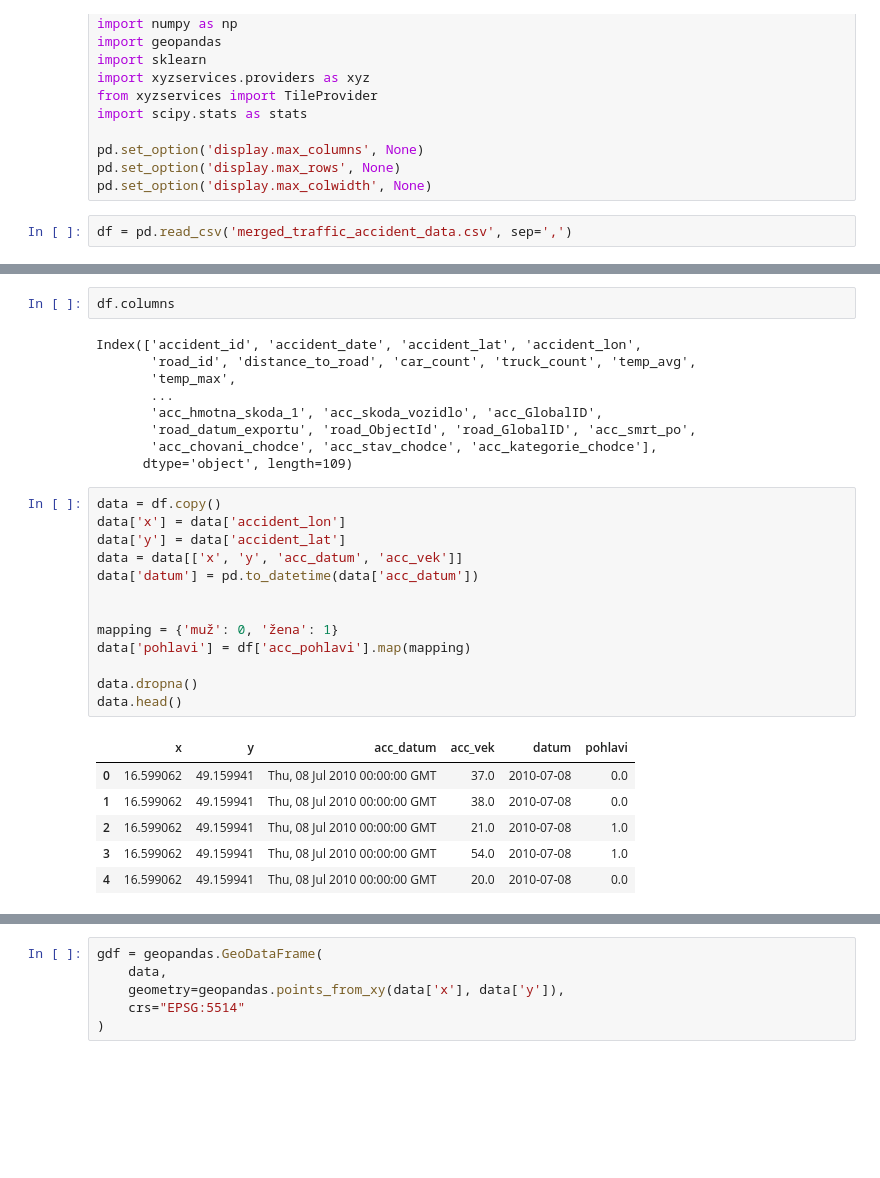
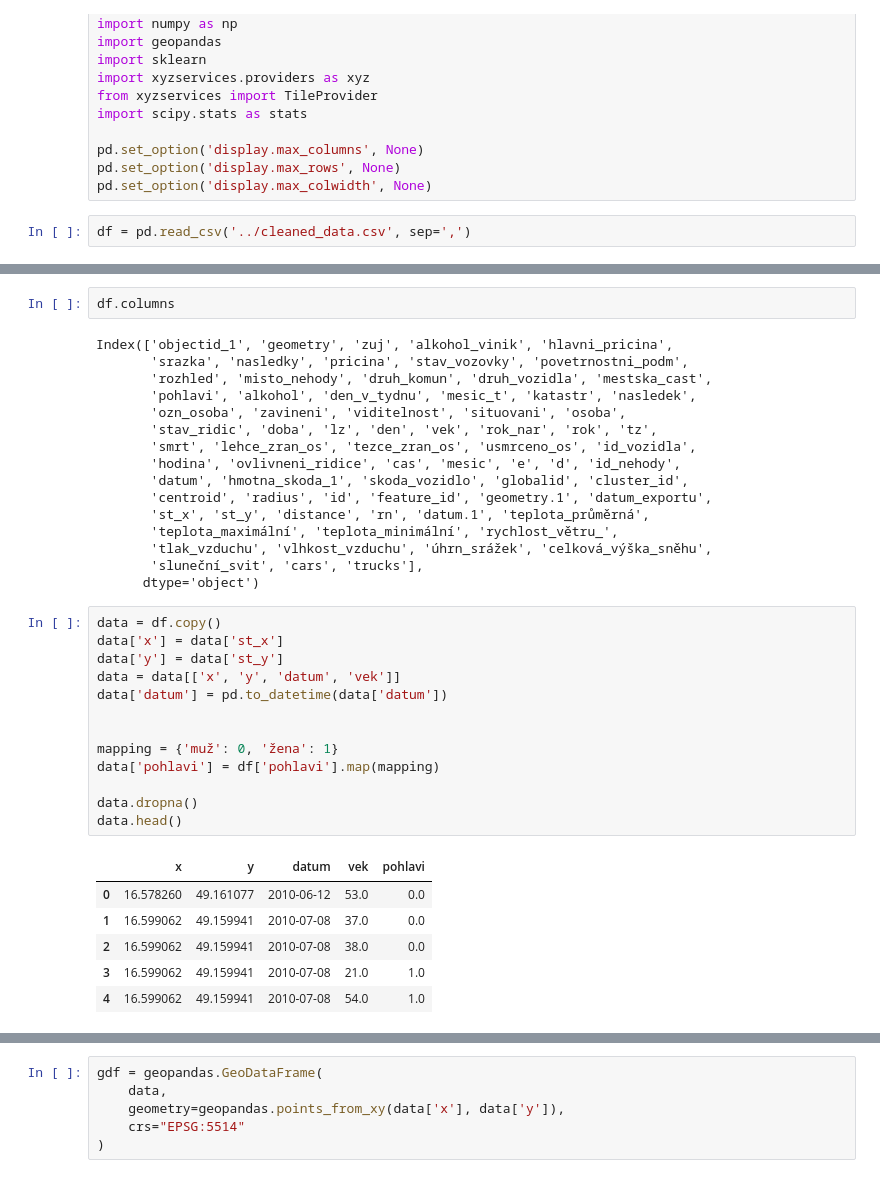
Before and after one commit to jiri-bartosik01/bsec-2025, a Jupyter notebook: analysis/analyse-xbarto0m.ipynb, the cells around one changed output, grey strips where cells are left out. Saved outputs shown, nothing was run; the diff lists cells and outputs as text; blank space fills up the shorter version.

```diff
--- a/analysis/analyse-xbarto0m.ipynb
+++ b/analysis/analyse-xbarto0m.ipynb
@@ -15,7 +15,7 @@ pd.set_option('display.max_columns', None)
 pd.set_option('display.max_rows', None)
 pd.set_option('display.max_colwidth', None)
 # %%
-df = pd.read_csv('merged_traffic_accident_data.csv', sep=',')
+df = pd.read_csv('../cleaned_data.csv', sep=',')
 # %%
 df.info()
 # %% [output]
@@ -68,34 +80,41 @@ df.head()
 # %%
 df.columns
 # %% [output]
-Index(['accident_id', 'accident_date', 'accident_lat', 'accident_lon',
-       'road_id', 'distance_to_road', 'car_count', 'truck_count', 'temp_avg',
-       'temp_max',
-       ...
-       'acc_hmotna_skoda_1', 'acc_skoda_vozidlo', 'acc_GlobalID',
-       'road_datum_exportu', 'road_ObjectId', 'road_GlobalID', 'acc_smrt_po',
-       'acc_chovani_chodce', 'acc_stav_chodce', 'acc_kategorie_chodce'],
-      dtype='object', length=109)
+Index(['objectid_1', 'geometry', 'zuj', 'alkohol_vinik', 'hlavni_pricina',
+       'srazka', 'nasledky', 'pricina', 'stav_vozovky', 'povetrnostni_podm',
+       'rozhled', 'misto_nehody', 'druh_komun', 'druh_vozidla', 'mestska_cast',
+       'pohlavi', 'alkohol', 'den_v_tydnu', 'mesic_t', 'katastr', 'nasledek',
+       'ozn_osoba', 'zavineni', 'viditelnost', 'situovani', 'osoba',
+       'stav_ridic', 'doba', 'lz', 'den', 'vek', 'rok_nar', 'rok', 'tz',
+       'smrt', 'lehce_zran_os', 'tezce_zran_os', 'usmrceno_os', 'id_vozidla',
+       'hodina', 'ovlivneni_ridice', 'cas', 'mesic', 'e', 'd', 'id_nehody',
+       'datum', 'hmotna_skoda_1', 'skoda_vozidlo', 'globalid', 'cluster_id',
+       'centroid', 'radius', 'id', 'feature_id', 'geometry.1', 'datum_exportu',
+       'st_x', 'st_y', 'distance', 'rn', 'datum.1', 'teplota_průměrná',
+       'teplota_maximální', 'teplota_minimální', 'rychlost_větru_',
+       'tlak_vzduchu', 'vlhkost_vzduchu', 'úhrn_srážek', 'celková_výška_sněhu',
+       'sluneční_svit', 'cars', 'trucks'],
+      dtype='object')
 # %%
 data = df.copy()
-data['x'] = data['accident_lon']
-data['y'] = data['accident_lat']
-data = data[['x', 'y', 'acc_datum', 'acc_vek']]
-data['datum'] = pd.to_datetime(data['acc_datum'])
+data['x'] = data['st_x']
+data['y'] = data['st_y']
+data = data[['x', 'y', 'datum', 'vek']]
+data['datum'] = pd.to_datetime(data['datum'])
 
 
 mapping = {'muž': 0, 'žena': 1}
-data['pohlavi'] = df['acc_pohlavi'].map(mapping)
+data['pohlavi'] = df['pohlavi'].map(mapping)
 
 data.dropna()
 data.head()
 # %% [output]
-|  | x | y | acc_datum | acc_vek | datum | pohlavi |
-| 0 | 16.599062 | 49.159941 | Thu, 08 Jul 2010 00:00:00 GMT | 37.0 | 2010-07-08 | 0.0 |
-| 1 | 16.599062 | 49.159941 | Thu, 08 Jul 2010 00:00:00 GMT | 38.0 | 2010-07-08 | 0.0 |
-| 2 | 16.599062 | 49.159941 | Thu, 08 Jul 2010 00:00:00 GMT | 21.0 | 2010-07-08 | 1.0 |
-| 3 | 16.599062 | 49.159941 | Thu, 08 Jul 2010 00:00:00 GMT | 54.0 | 2010-07-08 | 1.0 |
-| 4 | 16.599062 | 49.159941 | Thu, 08 Jul 2010 00:00:00 GMT | 20.0 | 2010-07-08 | 0.0 |
+|  | x | y | datum | vek | pohlavi |
+| 0 | 16.578260 | 49.161077 | 2010-06-12 | 53.0 | 0.0 |
+| 1 | 16.599062 | 49.159941 | 2010-07-08 | 37.0 | 0.0 |
+| 2 | 16.599062 | 49.159941 | 2010-07-08 | 38.0 | 0.0 |
+| 3 | 16.599062 | 49.159941 | 2010-07-08 | 21.0 | 1.0 |
+| 4 | 16.599062 | 49.159941 | 2010-07-08 | 54.0 | 1.0 |
 # %%
 data.info()
 # %% [output]
```
Also changed, not shown: parts of 11 cells of this notebook.
